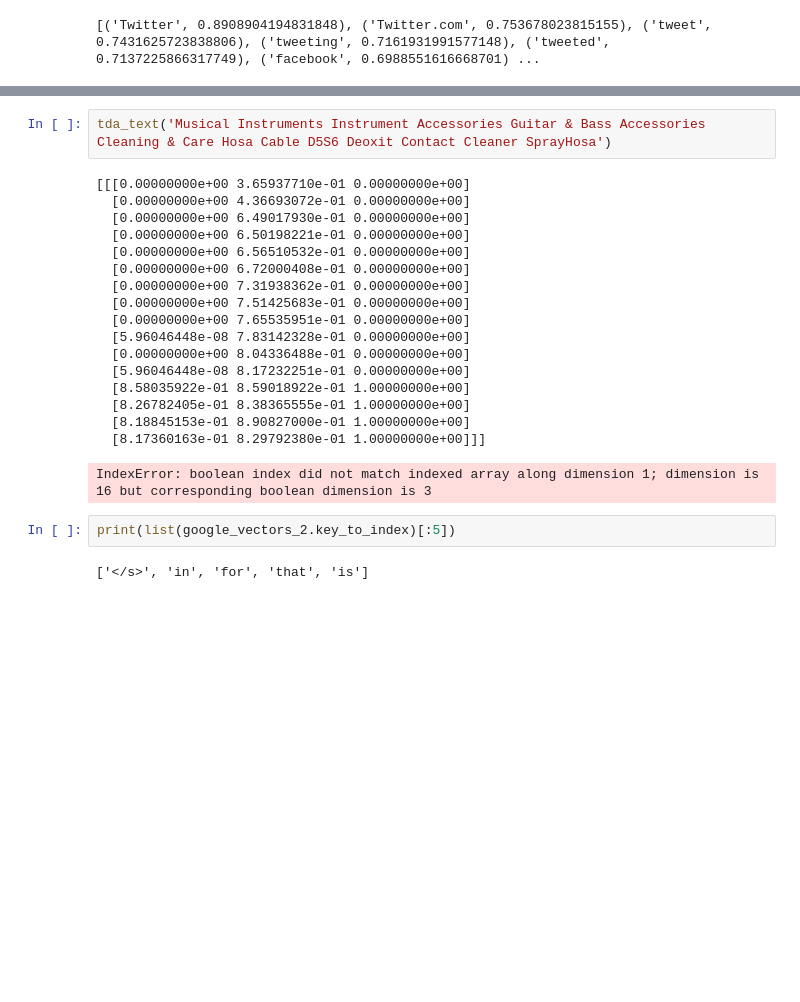
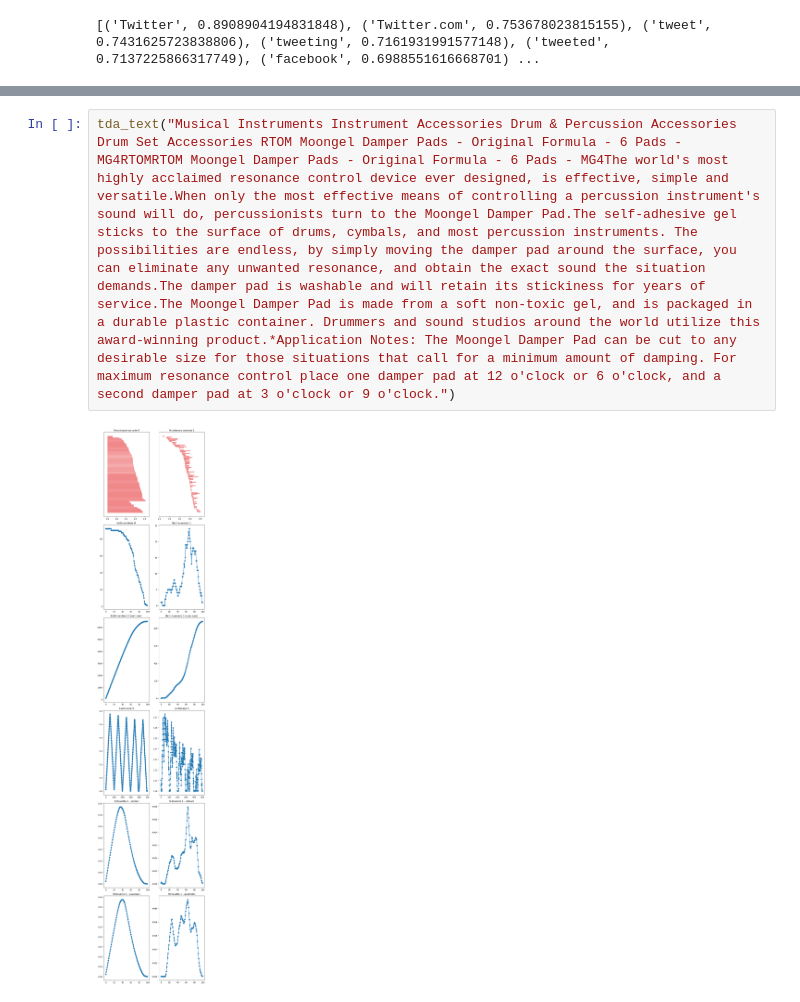
Before and after one commit to EstherRH00/TDA-Notebooks, a Jupyter notebook: Text investigation + TDA.ipynb, the cells around one changed output, grey strips where cells are left out. Saved outputs shown, nothing was run; the diff lists cells and outputs as text; blank space fills up the shorter version.

```diff
--- a/Text investigation + TDA.ipynb
+++ b/Text investigation + TDA.ipynb
@@ -366,24 +482,4 @@ def tda_text(sentence):
-# %%
-tda_text('Musical Instruments Instrument Accessories Guitar & Bass Accessories Cleaning & Care Hosa Cable D5S6 Deoxit Contact Cleaner SprayHosa')
-# %% [output]
-[[[0.00000000e+00 3.65937710e-01 0.00000000e+00]
-  [0.00000000e+00 4.36693072e-01 0.00000000e+00]
-  [0.00000000e+00 6.49017930e-01 0.00000000e+00]
-  [0.00000000e+00 6.50198221e-01 0.00000000e+00]
-  [0.00000000e+00 6.56510532e-01 0.00000000e+00]
-  [0.00000000e+00 6.72000408e-01 0.00000000e+00]
-  [0.00000000e+00 7.31938362e-01 0.00000000e+00]
-  [0.00000000e+00 7.51425683e-01 0.00000000e+00]
-  [0.00000000e+00 7.65535951e-01 0.00000000e+00]
-  [5.96046448e-08 7.83142328e-01 0.00000000e+00]
-  [0.00000000e+00 8.04336488e-01 0.00000000e+00]
-  [5.96046448e-08 8.17232251e-01 0.00000000e+00]
-  [8.58035922e-01 8.59018922e-01 1.00000000e+00]
-  [8.26782405e-01 8.38365555e-01 1.00000000e+00]
-  [8.18845153e-01 8.90827000e-01 1.00000000e+00]
-  [8.17360163e-01 8.29792380e-01 1.00000000e+00]]]
-IndexError: boolean index did not match indexed array along dimension 1; dimension is 16 but corresponding boolean dimension is 3
-# %%
-print(list(google_vectors_2.key_to_index)[:5])
-# %% [output]
-['</s>', 'in', 'for', 'that', 'is']
+# %%
+tda_text("Musical Instruments Instrument Accessories Drum & Percussion Accessories Drum Set Accessories RTOM Moongel Damper Pads - Original Formula - 6 Pads - MG4RTOMRTOM Moongel Damper Pads - Original Formula - 6 Pads - MG4The world's most highly acclaimed resonance control device ever designed, is effective, simple and versatile.When only the most effective means of controlling a percussion instrument's sound will do, percussionists turn to the Moongel Damper Pad.The self-adhesive gel sticks to the surface of drums, cymbals, and most percussion instruments. The possibilities are endless, by simply moving the damper pad around the surface, you can eliminate any unwanted resonance, and obtain the exact sound the situation demands.The damper pad is washable and will retain its stickiness for years of service.The Moongel Damper Pad is made from a soft non-toxic gel, and is packaged in a durable plastic container. Drummers and sound studios around the world utilize this award-winning product.*Application Notes: The Moongel Damper Pad can be cut to any desirable size for those situations that call for a minimum amount of damping. For maximum resonance control place one damper pad at 12 o'clock or 6 o'clock, and a second damper pad at 3 o'clock or 9 o'clock.")
+# %% [output]
+[figure, added]
```
Also changed, not shown: parts of 9 cells of this notebook.
